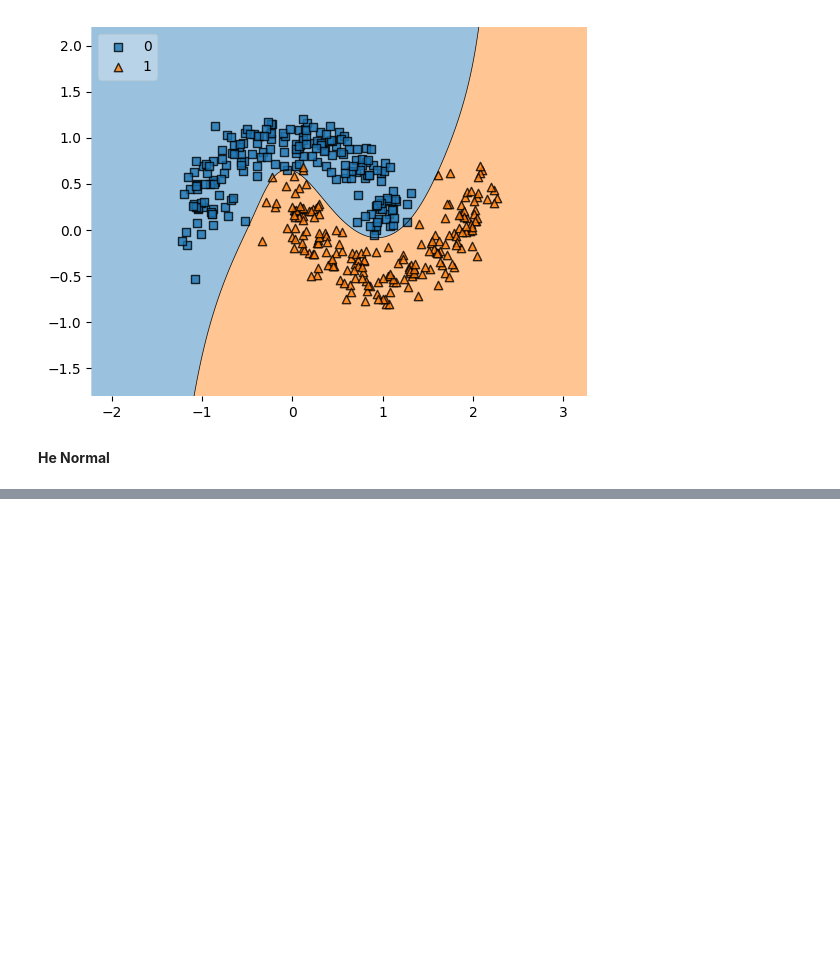
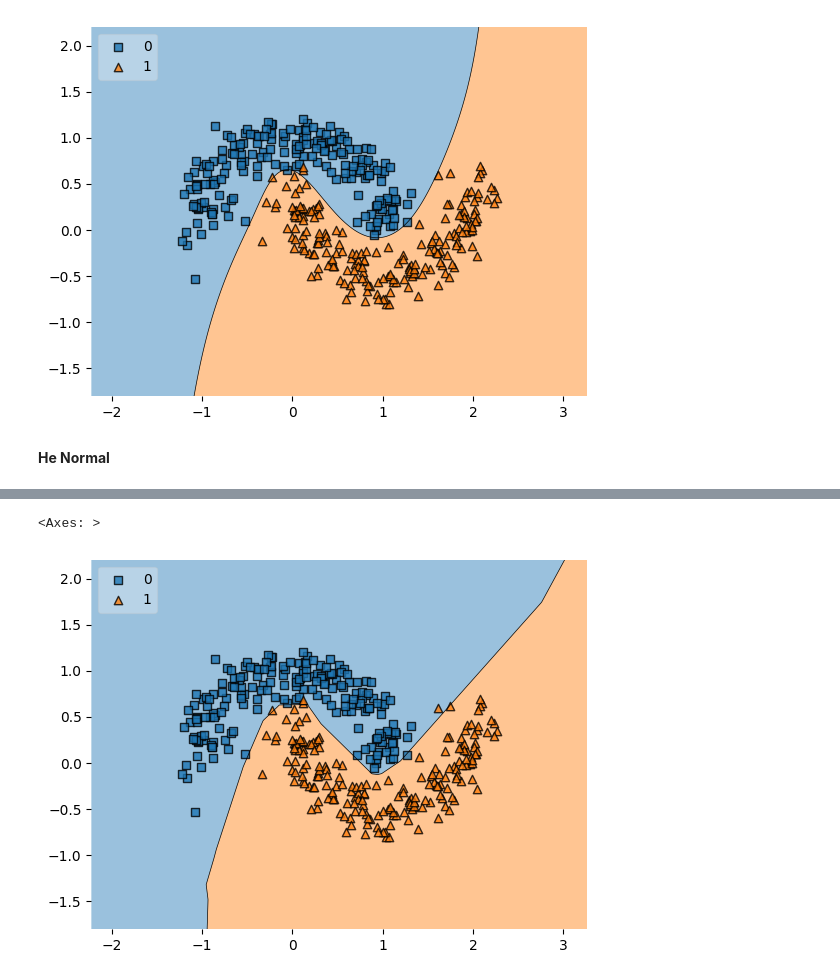
Before and after one commit to ojaspaul123/DL-journey, a Jupyter notebook: ANN/Xavier_He_Initialization.ipynb, the cells around one changed output, grey strips where cells are left out. Saved outputs shown, nothing was run; the diff lists cells and outputs as text; code cells hidden in the pictures; blank space fills up the shorter version.

```diff
--- a/ANN/Xavier_He_Initialization.ipynb
+++ b/ANN/Xavier_He_Initialization.ipynb
@@ -168,0 +477,4 @@ plot_decision_regions(X,y.astype('int'), clf=model, legend=2)
+# %%
+initial_weights =model_3.get_weights()
+# %%
+model_3.set_weights(initial_weights)
@@ -168,0 +501,4 @@ plot_decision_regions(X,y.astype('int'), clf=model, legend=2)
+# %%
+model_3.compile(loss='binary_crossentropy',optimizer='adam',metrics=['accuracy'])
+# %%
+history = model_3.fit(X,y,epochs=100,validation_split=0.2)
@@ -168,0 +543,4 @@ plot_decision_regions(X,y.astype('int'), clf=model, legend=2)
+# %%
+from mlxtend.plotting import plot_decision_regions
+plot_decision_regions(X,y.astype('int'), clf=model_3, legend=2)
+# %% [output]
@@ -168,0 +548,2 @@ plot_decision_regions(X,y.astype('int'), clf=model, legend=2)
+<Axes: >
+[figure, added]
```
Also changed, not shown: parts of 28 cells of this notebook.
